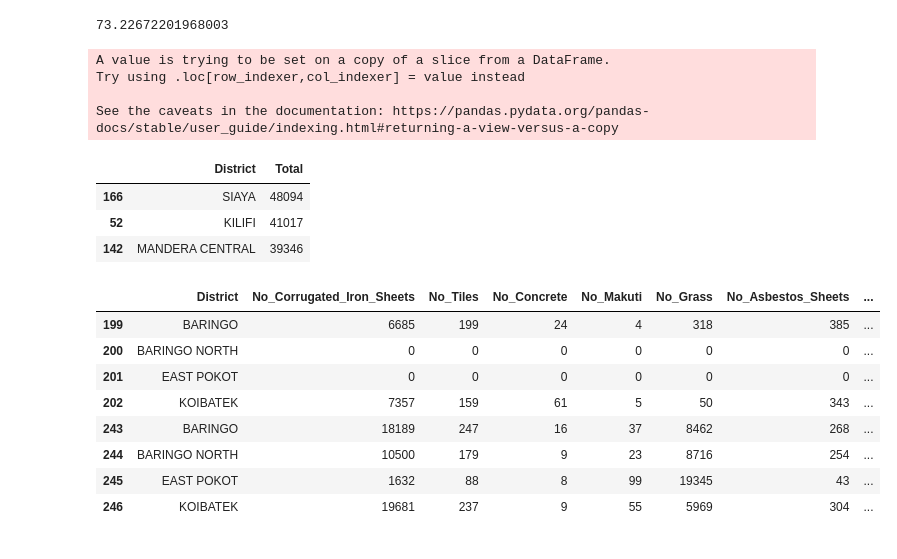
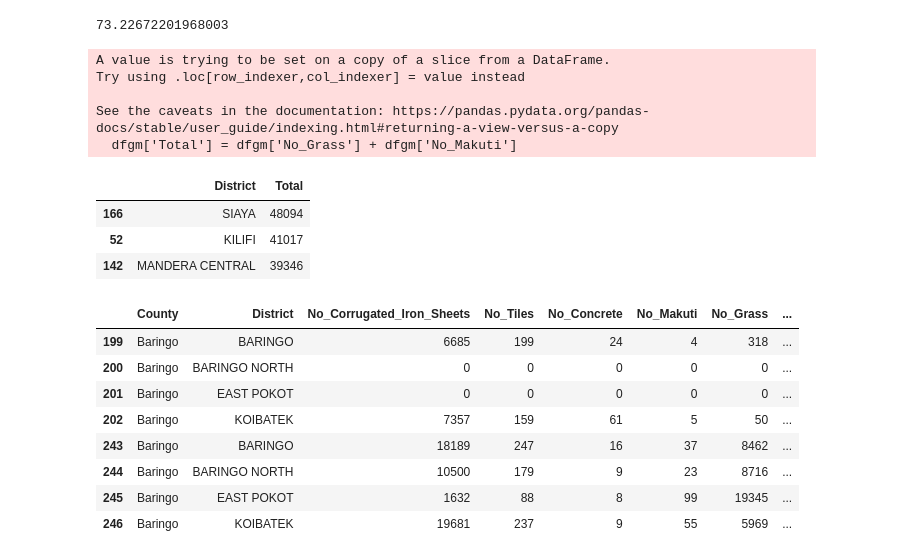
Before and after one commit to GlendahMoraa/prep-course, a Jupyter notebook: Python Data Cleaning and Analysis - Kenyan Households Roofing Materials.ipynb, the cells around one changed output. Saved outputs shown, nothing was run; the diff lists cells and outputs as text; code cells hidden in the pictures.

```diff
--- a/Python Data Cleaning and Analysis - Kenyan Households Roofing Materials.ipynb
+++ b/Python Data Cleaning and Analysis - Kenyan Households Roofing Materials.ipynb
@@ -27,7 +27,7 @@ The dataset we will use contains Kenyan households by the main type of Roofing M
 # %%
 # Let's read the data from the CSV file and create the dataframe to be used
 #
-df = pd.read_csv('/content/2009_Census_Volume_II_Table_5_Households_by_main_type_of_Roofing_Material_for_the_main_dwelling_unit_by_district.csv')
+df = pd.read_csv('2009_Census_Volume_II_Table_5_Households_by_main_type_of_Roofing_Material_for_the_main_dwelling_unit_by_district.csv')
 df.head()
 # %% [output]
 |  | District | rural/urban | %_of_Households_Corrugated_Iron_S... | %_of_Households_Tiles | %_of_Households_Concrete | ... |
@@ -346,6 +345,7 @@ A value is trying to be set on a copy of a slice from a DataFrame.
 Try using .loc[row_indexer,col_indexer] = value instead
 
 See the caveats in the documentation: https://pandas.pydata.org/pandas-docs/stable/user_guide/indexing.html#returning-a-view-versus-a-copy
+  dfgm['Total'] = dfgm['No_Grass'] + dfgm['No_Makuti']
 |  | District | Total |
 | 166 | SIAYA | 48094 |
 | 52 | KILIFI | 41017 |
@@ -353,16 +353,16 @@ See the caveats in the documentation: https://pandas.pydata.org/pandas-docs/stab
 # %%
 # Challenge 15
 # What is the households distribution of iron sheets, mud/dung, tin,
 # makuti, grass, sheets, concrete, tiles for Baringa County?
 #
-df[df["County"]=="Baringo"][['District', 'No_Corrugated_Iron_Sheets','No_Tiles','No_Concrete', 'No_Makuti', 'No_Grass','No_Asbestos_Sheets','No_Mud/Dung']]
+df[df["County"]=="Baringo"][['County', 'District', 'No_Corrugated_Iron_Sheets','No_Tiles','No_Concrete', 'No_Makuti', 'No_Grass','No_Asbestos_Sheets','No_Mud/Dung']]
 # %% [output]
-|  | District | No_Corrugated_Iron_Sheets | No_Tiles | No_Concrete | No_Makuti | No_Grass | No_Asbestos_Sheets | ... |
-| 199 | BARINGO | 6685 | 199 | 24 | 4 | 318 | 385 | ... |
-| 200 | BARINGO NORTH | 0 | 0 | 0 | 0 | 0 | 0 | ... |
-| 201 | EAST POKOT | 0 | 0 | 0 | 0 | 0 | 0 | ... |
-| 202 | KOIBATEK | 7357 | 159 | 61 | 5 | 50 | 343 | ... |
-| 243 | BARINGO | 18189 | 247 | 16 | 37 | 8462 | 268 | ... |
-| 244 | BARINGO NORTH | 10500 | 179 | 9 | 23 | 8716 | 254 | ... |
-| 245 | EAST POKOT | 1632 | 88 | 8 | 99 | 19345 | 43 | ... |
-| 246 | KOIBATEK | 19681 | 237 | 9 | 55 | 5969 | 304 | ... |
+|  | County | District | No_Corrugated_Iron_Sheets | No_Tiles | No_Concrete | No_Makuti | No_Grass | ... |
+| 199 | Baringo | BARINGO | 6685 | 199 | 24 | 4 | 318 | ... |
+| 200 | Baringo | BARINGO NORTH | 0 | 0 | 0 | 0 | 0 | ... |
+| 201 | Baringo | EAST POKOT | 0 | 0 | 0 | 0 | 0 | ... |
+| 202 | Baringo | KOIBATEK | 7357 | 159 | 61 | 5 | 50 | ... |
+| 243 | Baringo | BARINGO | 18189 | 247 | 16 | 37 | 8462 | ... |
+| 244 | Baringo | BARINGO NORTH | 10500 | 179 | 9 | 23 | 8716 | ... |
+| 245 | Baringo | EAST POKOT | 1632 | 88 | 8 | 99 | 19345 | ... |
+| 246 | Baringo | KOIBATEK | 19681 | 237 | 9 | 55 | 5969 | ... |
```
Also changed, not shown: parts of 9 cells of this notebook, 10 other files.
